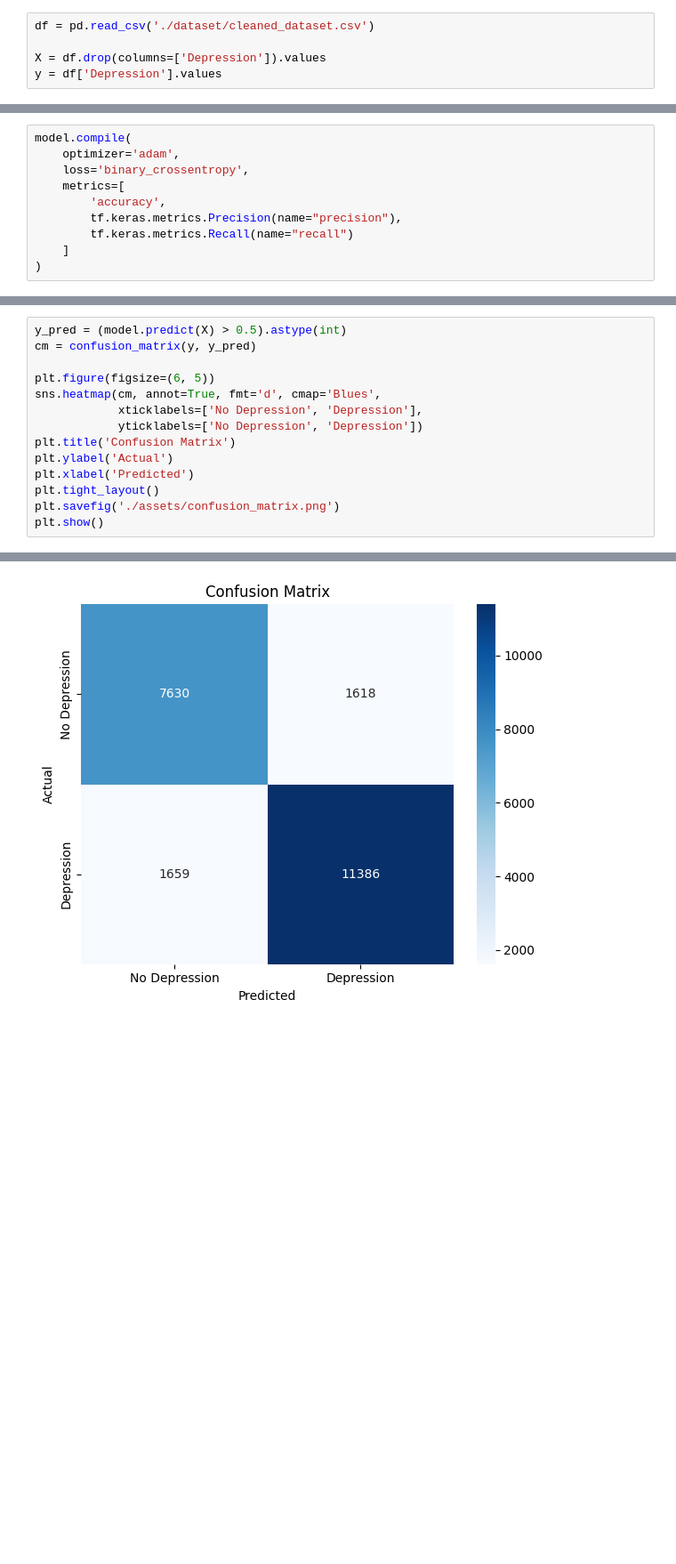
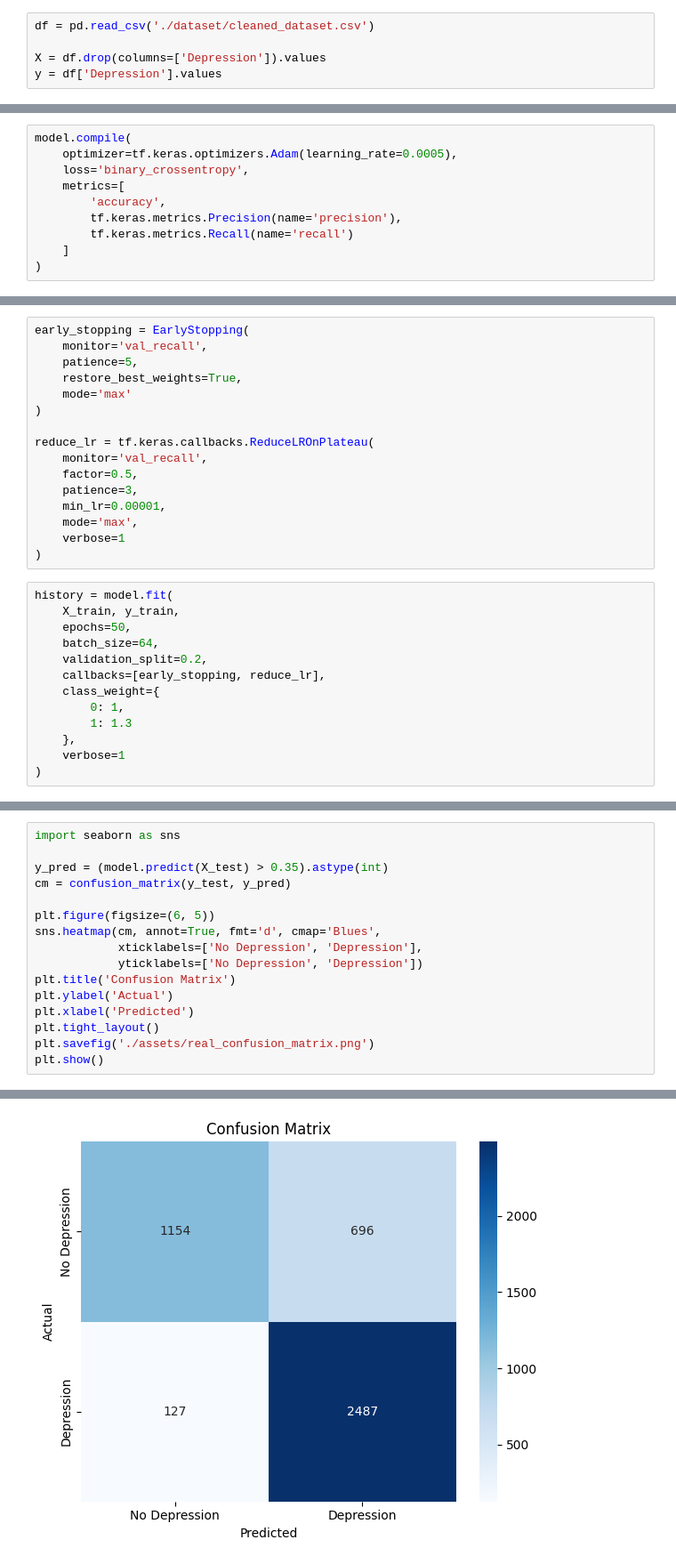
Before and after one commit to asdLuis/Depression-8-Ball, a Jupyter notebook: model.ipynb, the cells around one changed output, grey strips where cells are left out. Shown at 89% size. Saved outputs shown, nothing was run; the diff lists cells and outputs as text; blank space fills up the shorter version.

Commit message:
feature: new model

```diff
--- a/model.ipynb
+++ b/model.ipynb
@@ -25,12 +36,12 @@ model = Sequential([
 ])
 # %%
 model.compile(
-    optimizer='adam',
+    optimizer=tf.keras.optimizers.Adam(learning_rate=0.0005),
     loss='binary_crossentropy',
     metrics=[
         'accuracy',
-        tf.keras.metrics.Precision(name="precision"),
-        tf.keras.metrics.Recall(name="recall")
+        tf.keras.metrics.Precision(name='precision'),
+        tf.keras.metrics.Recall(name='recall')
     ]
 )
 # %%
@@ -77,0 +71,29 @@ Epoch 7/10
+# %%
+early_stopping = EarlyStopping(
+    monitor='val_recall',
+    patience=5,
+    restore_best_weights=True,
+    mode='max'
+)
+
+reduce_lr = tf.keras.callbacks.ReduceLROnPlateau(
+    monitor='val_recall',
+    factor=0.5,
+    patience=3,
+    min_lr=0.00001,
+    mode='max',
+    verbose=1
+)
+# %%
+history = model.fit(
+    X_train, y_train,
+    epochs=50,
+    batch_size=64,
+    validation_split=0.2,
+    callbacks=[early_stopping, reduce_lr],
+    class_weight={
+        0: 1,
+        1: 1.3
+    },
+    verbose=1
+)
@@ -117,6 +161,8 @@ plt.show()
 # %%
-y_pred = (model.predict(X) > 0.5).astype(int)
-cm = confusion_matrix(y, y_pred)
+import seaborn as sns
+
+y_pred = (model.predict(X_test) > 0.35).astype(int)
+cm = confusion_matrix(y_test, y_pred)
 
 plt.figure(figsize=(6, 5))
 sns.heatmap(cm, annot=True, fmt='d', cmap='Blues',
@@ -126,6 +172,6 @@ plt.title('Confusion Matrix')
 plt.ylabel('Actual')
 plt.xlabel('Predicted')
 plt.tight_layout()
-plt.savefig('./assets/confusion_matrix.png')
+plt.savefig('./assets/real_confusion_matrix.png')
 plt.show()
 # %% [output]
@@ -133 +179 @@ plt.show()
-[figure, old version]
+[figure, new version]
```
Also changed, not shown: parts of 12 cells of this notebook, 9 other files.
